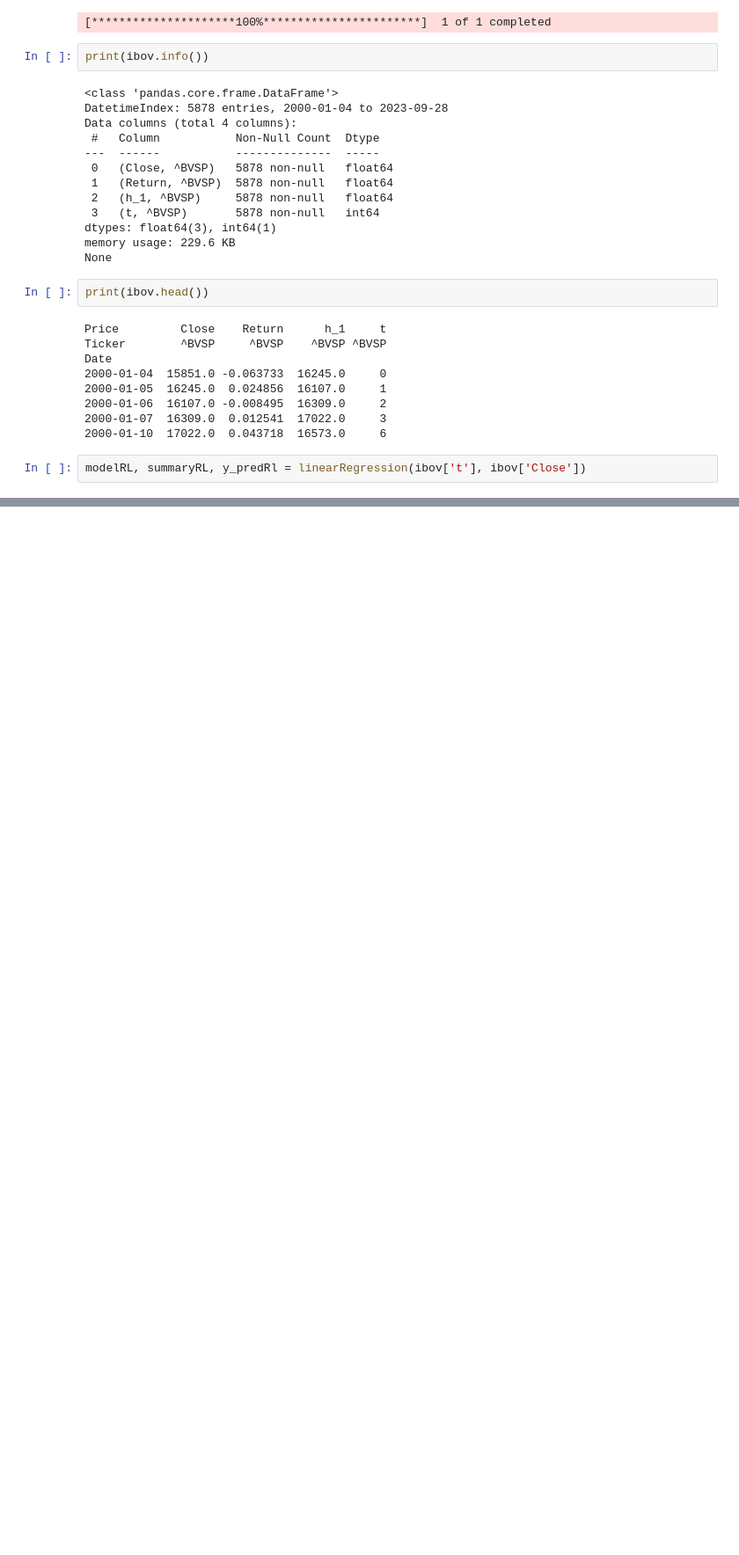
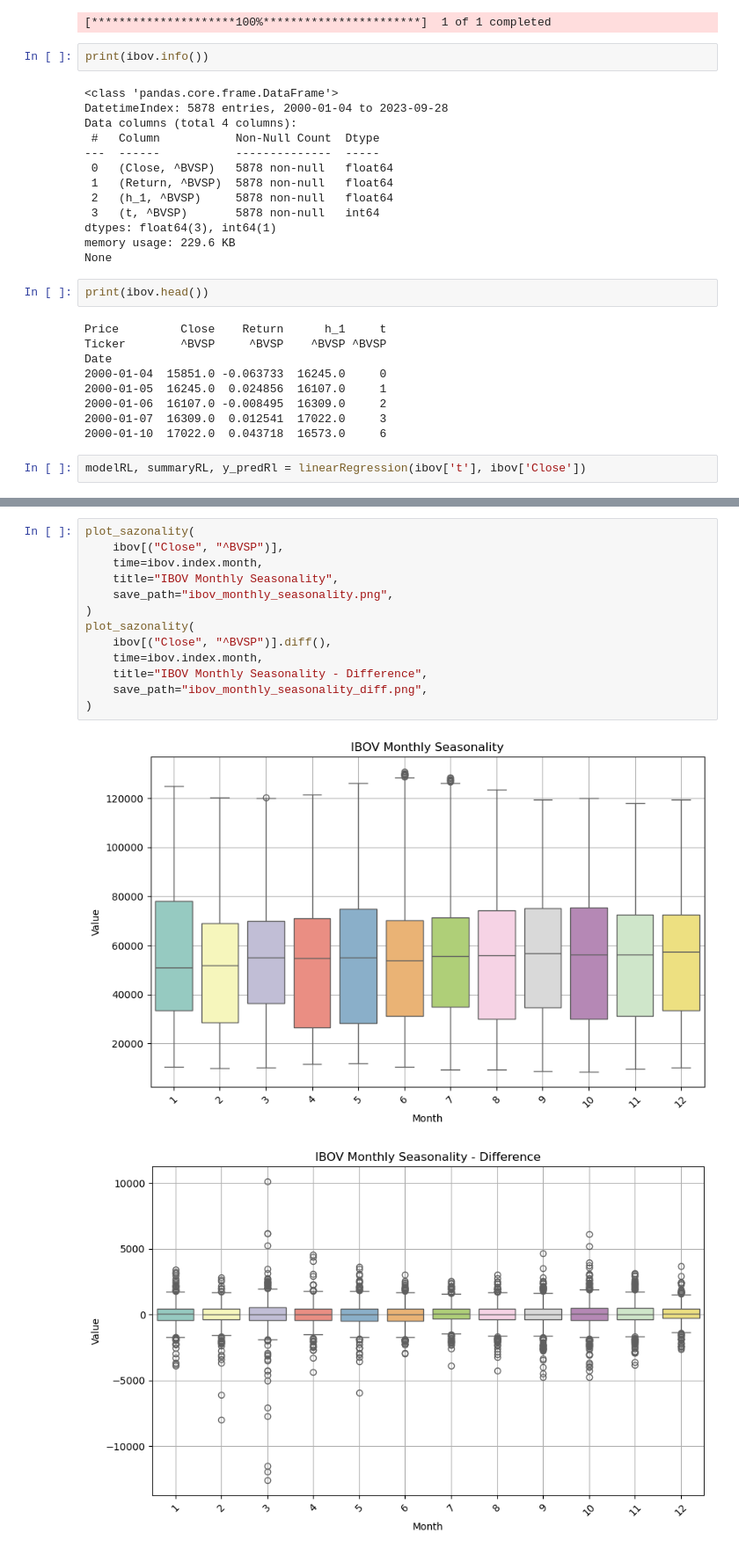
Before and after one commit to gabrieldadcarvalho/IF867_deep_learning_introduction, a Jupyter notebook: rnn/ibov/ibov.ipynb, the cells around one changed output, grey strips where cells are left out. Shown at 88% size. Drawn from its saved outputs; the diff is of its cells as text; blank space fills up the shorter version.

```diff
--- a/rnn/ibov/ibov.ipynb
+++ b/rnn/ibov/ibov.ipynb
@@ -226,0 +331,16 @@ covXX = autocorrelation(ibov['Close'].values, 30, 'autocorrelation_ibov.png')
+# %%
+plot_sazonality(
+    ibov[("Close", "^BVSP")],
+    time=ibov.index.month,
+    title="IBOV Monthly Seasonality",
+    save_path="ibov_monthly_seasonality.png",
+)
+plot_sazonality(
+    ibov[("Close", "^BVSP")].diff(),
+    time=ibov.index.month,
+    title="IBOV Monthly Seasonality - Difference",
+    save_path="ibov_monthly_seasonality_diff.png",
+)
+# %% [output]
+[figure, added]
+[figure, added]
```
Also changed, not shown: parts of 37 cells of this notebook, 16 other files.
